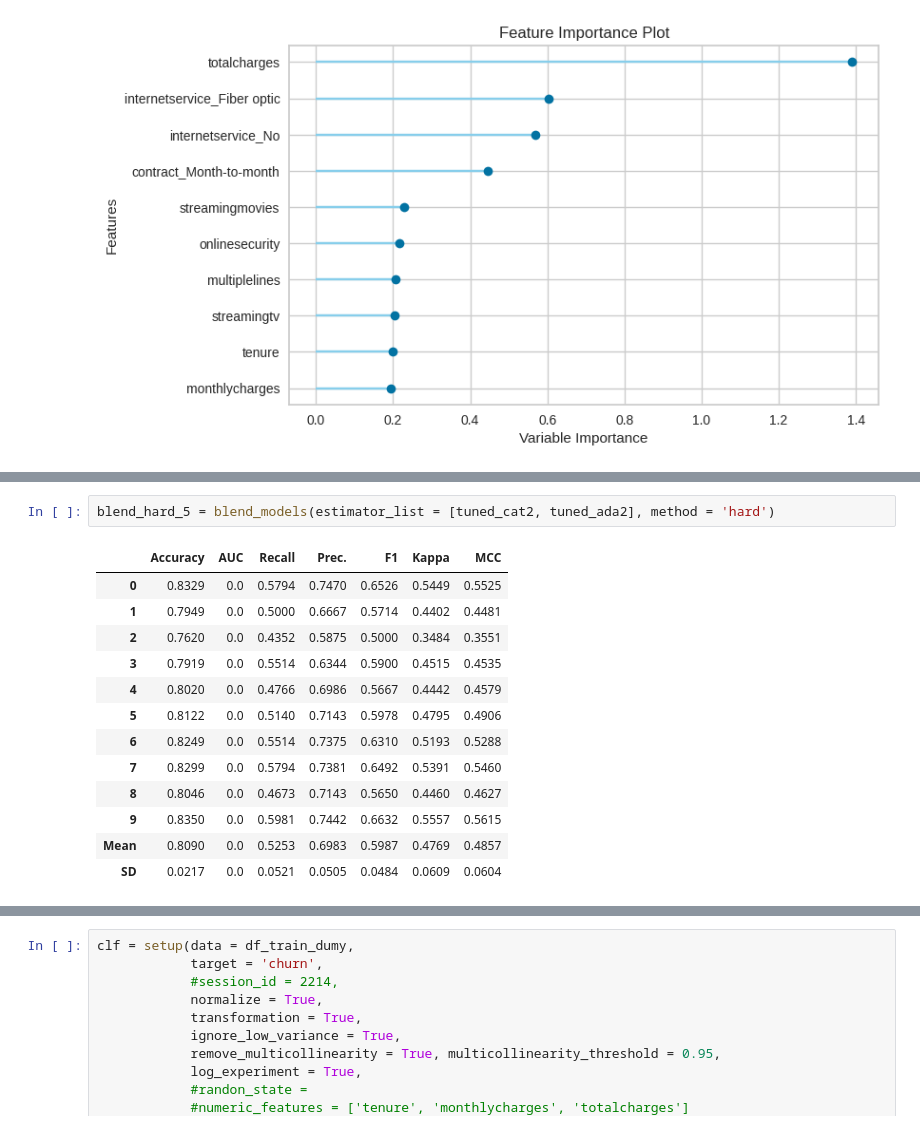
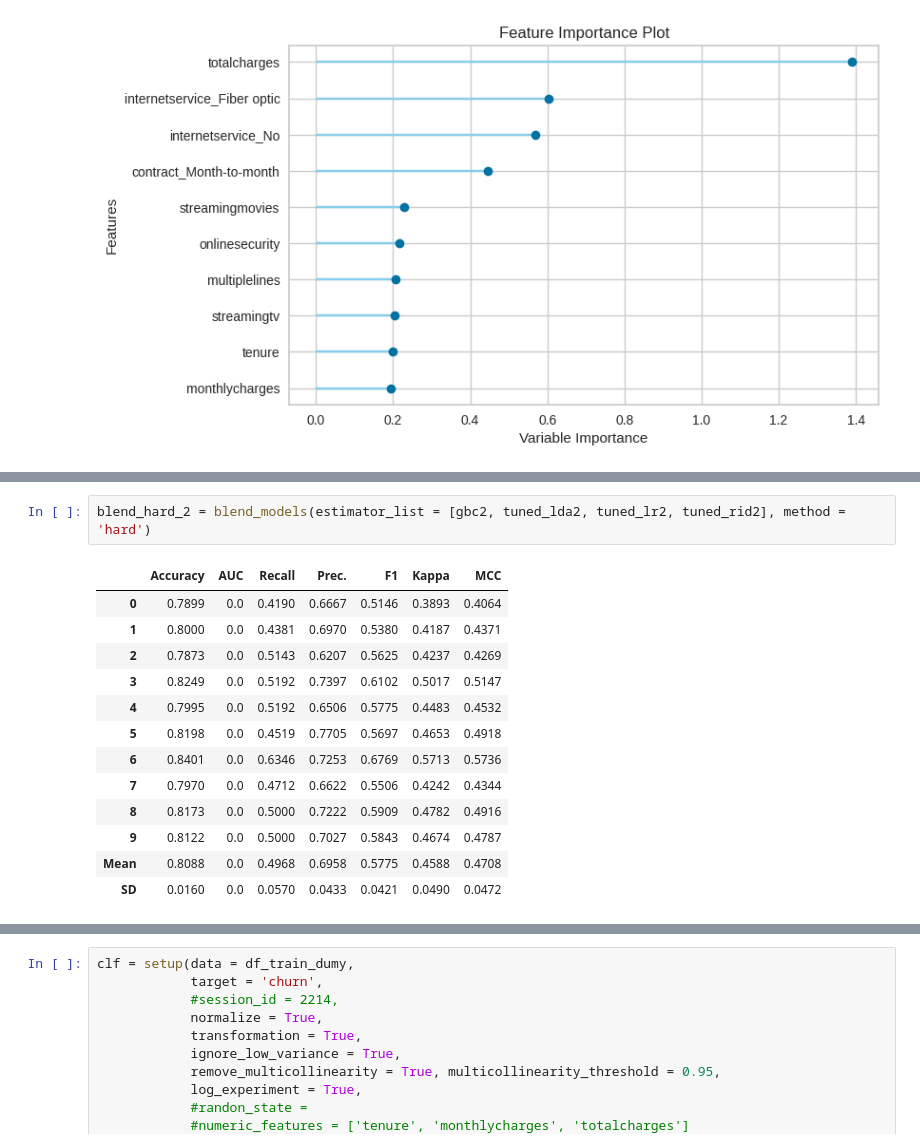
Before and after one commit to jjefferson2006/DSWP_JJ_altera, a Jupyter notebook: desafio_analise_5_ordenado2.ipynb, the cells around one changed output, grey strips where cells are left out. Drawn from its saved outputs; the diff is of its cells as text.

```diff
--- a/desafio_analise_5_ordenado2.ipynb
+++ b/desafio_analise_5_ordenado2.ipynb
@@ -1232,16 +1376,16 @@ plot_model(estimator = tuned_lda2, plot = 'feature')
 # %%
-blend_hard_5 = blend_models(estimator_list = [tuned_cat2, tuned_ada2], method = 'hard')
+blend_hard_2 = blend_models(estimator_list = [gbc2, tuned_lda2, tuned_lr2, tuned_rid2], method = 'hard')
 # %% [output]
 |  | Accuracy | AUC | Recall | Prec. | F1 | Kappa | MCC |
-| 0 | 0.8329 | 0.0 | 0.5794 | 0.7470 | 0.6526 | 0.5449 | 0.5525 |
-| 1 | 0.7949 | 0.0 | 0.5000 | 0.6667 | 0.5714 | 0.4402 | 0.4481 |
-| 2 | 0.7620 | 0.0 | 0.4352 | 0.5875 | 0.5000 | 0.3484 | 0.3551 |
-| 3 | 0.7919 | 0.0 | 0.5514 | 0.6344 | 0.5900 | 0.4515 | 0.4535 |
-| 4 | 0.8020 | 0.0 | 0.4766 | 0.6986 | 0.5667 | 0.4442 | 0.4579 |
-| 5 | 0.8122 | 0.0 | 0.5140 | 0.7143 | 0.5978 | 0.4795 | 0.4906 |
-| 6 | 0.8249 | 0.0 | 0.5514 | 0.7375 | 0.6310 | 0.5193 | 0.5288 |
-| 7 | 0.8299 | 0.0 | 0.5794 | 0.7381 | 0.6492 | 0.5391 | 0.5460 |
-| 8 | 0.8046 | 0.0 | 0.4673 | 0.7143 | 0.5650 | 0.4460 | 0.4627 |
-| 9 | 0.8350 | 0.0 | 0.5981 | 0.7442 | 0.6632 | 0.5557 | 0.5615 |
-| Mean | 0.8090 | 0.0 | 0.5253 | 0.6983 | 0.5987 | 0.4769 | 0.4857 |
-| SD | 0.0217 | 0.0 | 0.0521 | 0.0505 | 0.0484 | 0.0609 | 0.0604 |
+| 0 | 0.7899 | 0.0 | 0.4190 | 0.6667 | 0.5146 | 0.3893 | 0.4064 |
+| 1 | 0.8000 | 0.0 | 0.4381 | 0.6970 | 0.5380 | 0.4187 | 0.4371 |
+| 2 | 0.7873 | 0.0 | 0.5143 | 0.6207 | 0.5625 | 0.4237 | 0.4269 |
+| 3 | 0.8249 | 0.0 | 0.5192 | 0.7397 | 0.6102 | 0.5017 | 0.5147 |
+| 4 | 0.7995 | 0.0 | 0.5192 | 0.6506 | 0.5775 | 0.4483 | 0.4532 |
+| 5 | 0.8198 | 0.0 | 0.4519 | 0.7705 | 0.5697 | 0.4653 | 0.4918 |
+| 6 | 0.8401 | 0.0 | 0.6346 | 0.7253 | 0.6769 | 0.5713 | 0.5736 |
+| 7 | 0.7970 | 0.0 | 0.4712 | 0.6622 | 0.5506 | 0.4242 | 0.4344 |
+| 8 | 0.8173 | 0.0 | 0.5000 | 0.7222 | 0.5909 | 0.4782 | 0.4916 |
+| 9 | 0.8122 | 0.0 | 0.5000 | 0.7027 | 0.5843 | 0.4674 | 0.4787 |
+| Mean | 0.8088 | 0.0 | 0.4968 | 0.6958 | 0.5775 | 0.4588 | 0.4708 |
+| SD | 0.0160 | 0.0 | 0.0570 | 0.0433 | 0.0421 | 0.0490 | 0.0472 |
```
Also changed, not shown: parts of 56 cells of this notebook.
